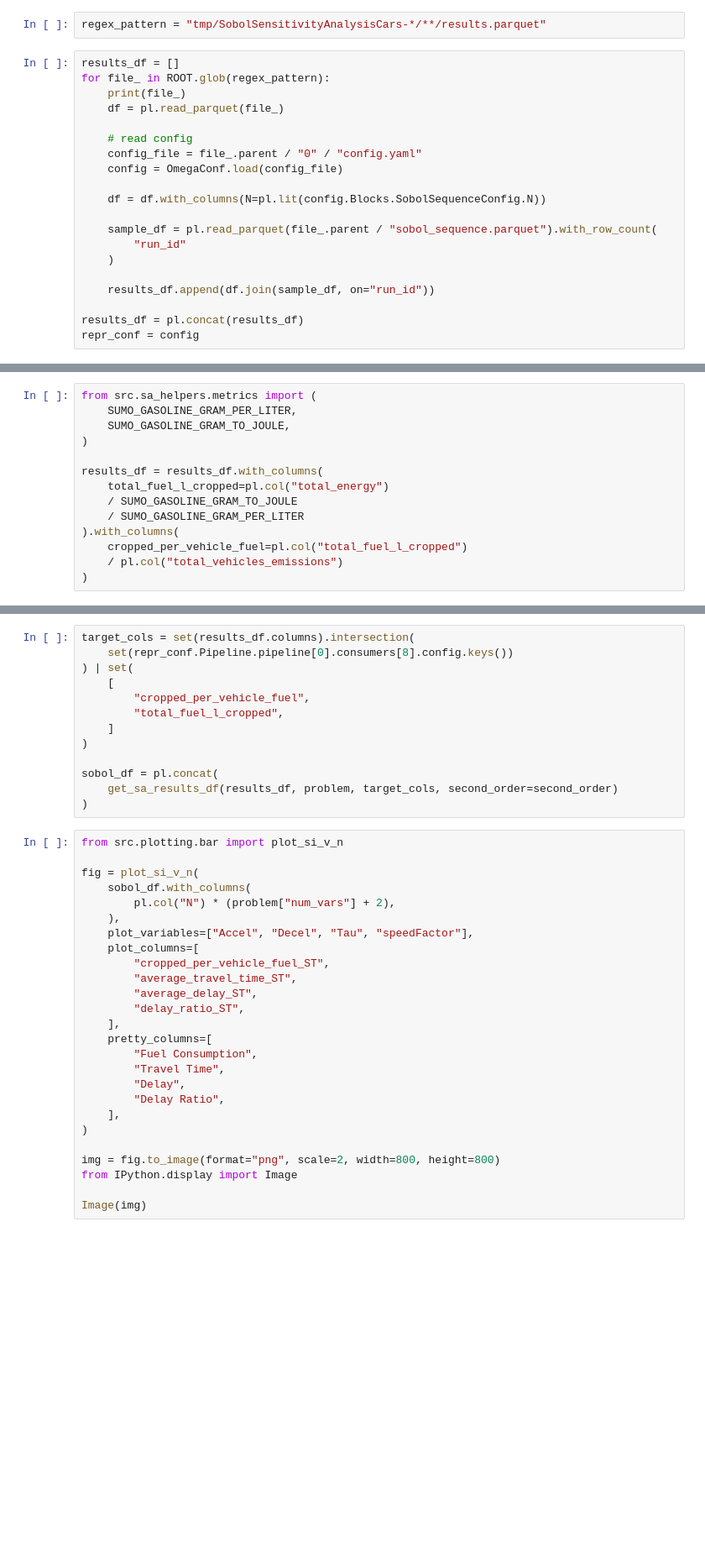
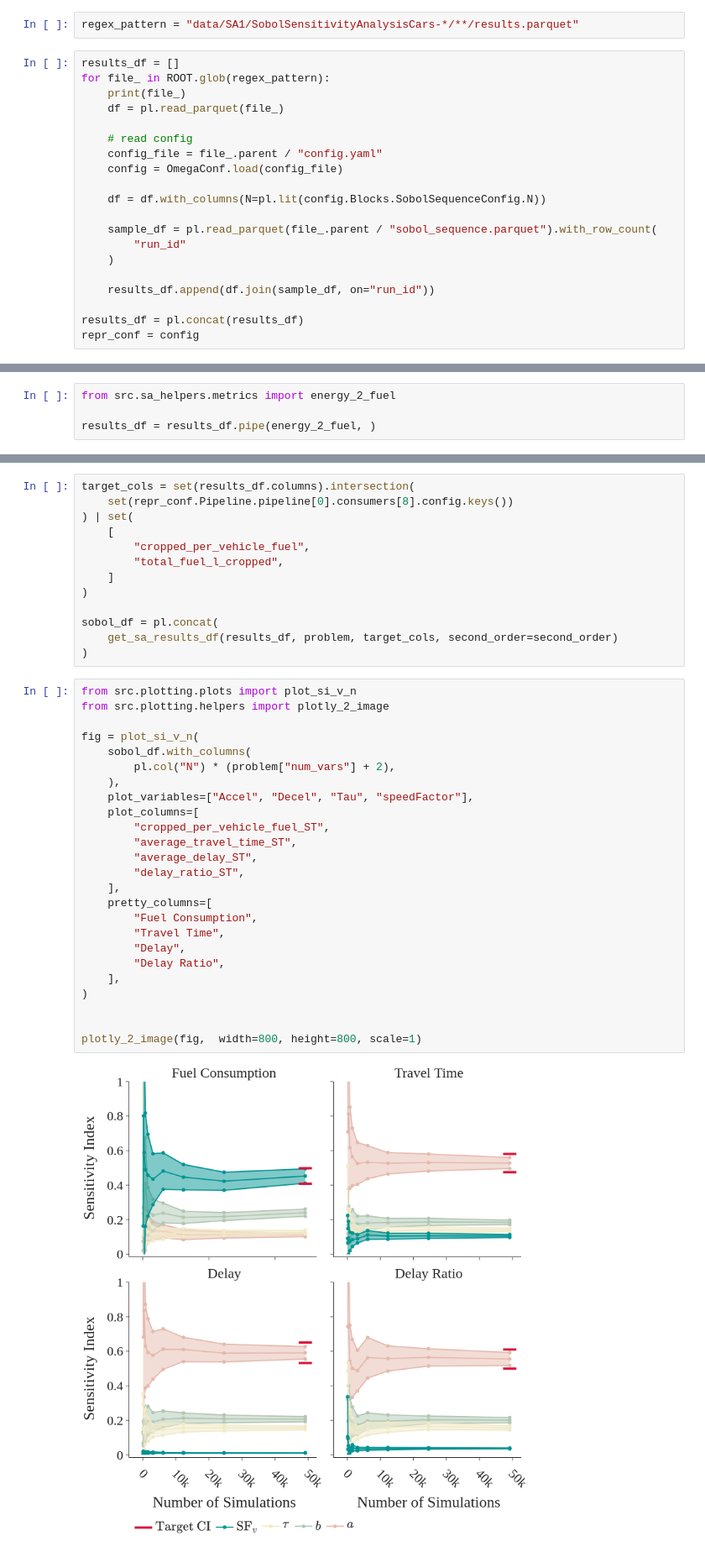
Before and after one commit to UnivOfAlabama-BittleResearchGroup/sa-traffic-sim, a Jupyter notebook: notebooks/SA1/NSweep.ipynb, the cells around one changed output, grey strips where cells are left out. Shown: that part at 84% size. Cells and saved outputs as stored; diff of their text form; blank space fills up the shorter version.

```diff
--- a/notebooks/SA1/NSweep.ipynb
+++ b/notebooks/SA1/NSweep.ipynb
@@ -33,7 +21,7 @@ create_custom_resolvers()
 # %% [markdown]
 ## Load All Results Files
 # %%
-regex_pattern = "tmp/SobolSensitivityAnalysisCars-*/**/results.parquet"
+regex_pattern = "data/SA1/SobolSensitivityAnalysisCars-*/**/results.parquet"
 # %%
 results_df = []
 for file_ in ROOT.glob(regex_pattern):
@@ -41,7 +29,7 @@ for file_ in ROOT.glob(regex_pattern):
     df = pl.read_parquet(file_)
 
     # read config
-    config_file = file_.parent / "0" / "config.yaml"
+    config_file = file_.parent / "config.yaml"
     config = OmegaConf.load(config_file)
 
     df = df.with_columns(N=pl.lit(config.Blocks.SobolSequenceConfig.N))
@@ -57,14 +55,0 @@ repr_conf = config
-# %%
-from src.sa_helpers.metrics import (
-    SUMO_GASOLINE_GRAM_PER_LITER,
-    SUMO_GASOLINE_GRAM_TO_JOULE,
-)
-
-results_df = results_df.with_columns(
-    total_fuel_l_cropped=pl.col("total_energy")
-    / SUMO_GASOLINE_GRAM_TO_JOULE
-    / SUMO_GASOLINE_GRAM_PER_LITER
-).with_columns(
-    cropped_per_vehicle_fuel=pl.col("total_fuel_l_cropped")
-    / pl.col("total_vehicles_emissions")
-)
@@ -75,3 +56,7 @@ results_df.filter(
+# %%
+from src.sa_helpers.metrics import energy_2_fuel
+
+results_df = results_df.pipe(energy_2_fuel, )
 # %% [markdown]
 ## Perform Sobol Analysis
 # %%
@@ -125,28 +110,29 @@ sobol_df = pl.concat(
     get_sa_results_df(results_df, problem, target_cols, second_order=second_order)
 )
 # %%
-from src.plotting.bar import plot_si_v_n
+from src.plotting.plots import plot_si_v_n
+from src.plotting.helpers import plotly_2_image
 
 fig = plot_si_v_n(
     sobol_df.with_columns(
         pl.col("N") * (problem["num_vars"] + 2),
     ),
     plot_variables=["Accel", "Decel", "Tau", "speedFactor"],
     plot_columns=[
         "cropped_per_vehicle_fuel_ST",
         "average_travel_time_ST",
         "average_delay_ST",
         "delay_ratio_ST",
     ],
     pretty_columns=[
         "Fuel Consumption",
         "Travel Time",
         "Delay",
         "Delay Ratio",
     ],
 )
 
-img = fig.to_image(format="png", scale=2, width=800, height=800)
-from IPython.display import Image
 
-Image(img)
+plotly_2_image(fig,  width=800, height=800, scale=1)
+# %% [output]
+[figure, added]
```
Also changed, not shown: parts of 4 cells of this notebook, 2 other files.
